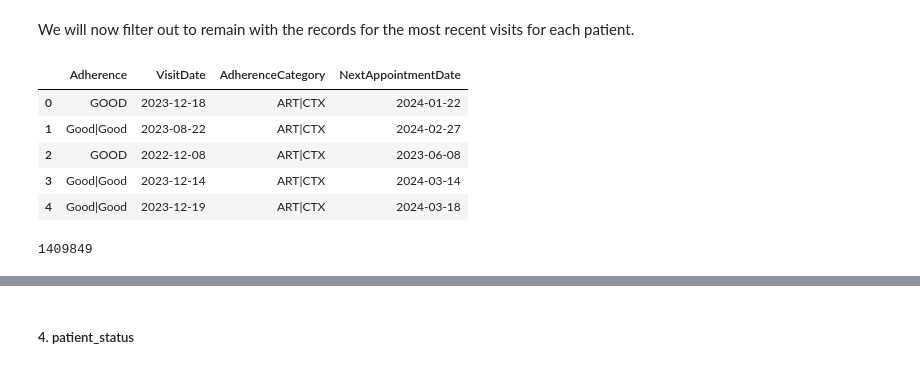
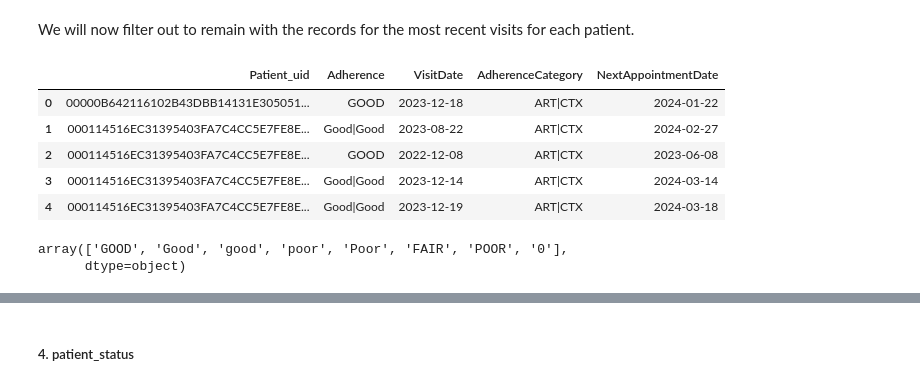
Before and after one commit to Philipmwasi/Patient-Risk-EDA-KeHMIS, a Jupyter notebook: Untitled.ipynb, the cells around one changed output, grey strips where cells are left out. Cells and saved outputs as stored; diff of their text form; code cells hidden in the pictures.

```diff
--- a/Untitled.ipynb
+++ b/Untitled.ipynb
@@ -357,20 +357,21 @@ We will now filter out to remain with the records for the most recent visits for
 # %%
 # Group by 'Patient_uid', sort by 'VisitDate', and get the latest entry for each group
 latest_visits = patient_visits.sort_values('VisitDate').groupby('Patient_uid').last()
 
 # Reset index to remove the multi-index resulting from groupby
-latest_visits.reset_index(drop=True, inplace=True)
+latest_visits.reset_index(inplace=True)
 
-# view head
+# Move the 'Patient_uid' column to the first position
+cols = latest_visits.columns.tolist()
+cols = ['Patient_uid'] + [col for col in cols if col != 'Patient_uid']
+latest_visits = latest_visits[cols]
+
+# View head
 latest_visits.head()
 # %% [output]
-|  | Adherence | VisitDate | AdherenceCategory | NextAppointmentDate |
-| 0 | GOOD | 2023-12-18 | ART|CTX | 2024-01-22 |
-| 1 | Good|Good | 2023-08-22 | ART|CTX | 2024-02-27 |
-| 2 | GOOD | 2022-12-08 | ART|CTX | 2023-06-08 |
-| 3 | Good|Good | 2023-12-14 | ART|CTX | 2024-03-14 |
-| 4 | Good|Good | 2023-12-19 | ART|CTX | 2024-03-18 |
+|  | Patient_uid | Adherence | VisitDate | AdherenceCategory | NextAppointmentDate |
+| 0 | 00000B642116102B43DBB14131E305051... | GOOD | 2023-12-18 | ART|CTX | 2024-01-22 |
+| 1 | 000114516EC31395403FA7C4CC5E7FE8E... | Good|Good | 2023-08-22 | ART|CTX | 2024-02-27 |
+| 2 | 000114516EC31395403FA7C4CC5E7FE8E... | GOOD | 2022-12-08 | ART|CTX | 2023-06-08 |
+| 3 | 000114516EC31395403FA7C4CC5E7FE8E... | Good|Good | 2023-12-14 | ART|CTX | 2024-03-14 |
+| 4 | 000114516EC31395403FA7C4CC5E7FE8E... | Good|Good | 2023-12-19 | ART|CTX | 2024-03-18 |
-# %%
-len(latest_visits)
-# %% [output]
-1409849
@@ -376,0 +381,5 @@ len(latest_visits)
+# %%
+latest_visits['Adherence'].unique()
+# %% [output]
+array(['GOOD', 'Good', 'good', 'poor', 'Poor', 'FAIR', 'POOR', '0'],
+      dtype=object)
```
Also changed, not shown: parts of 17 cells of this notebook.
